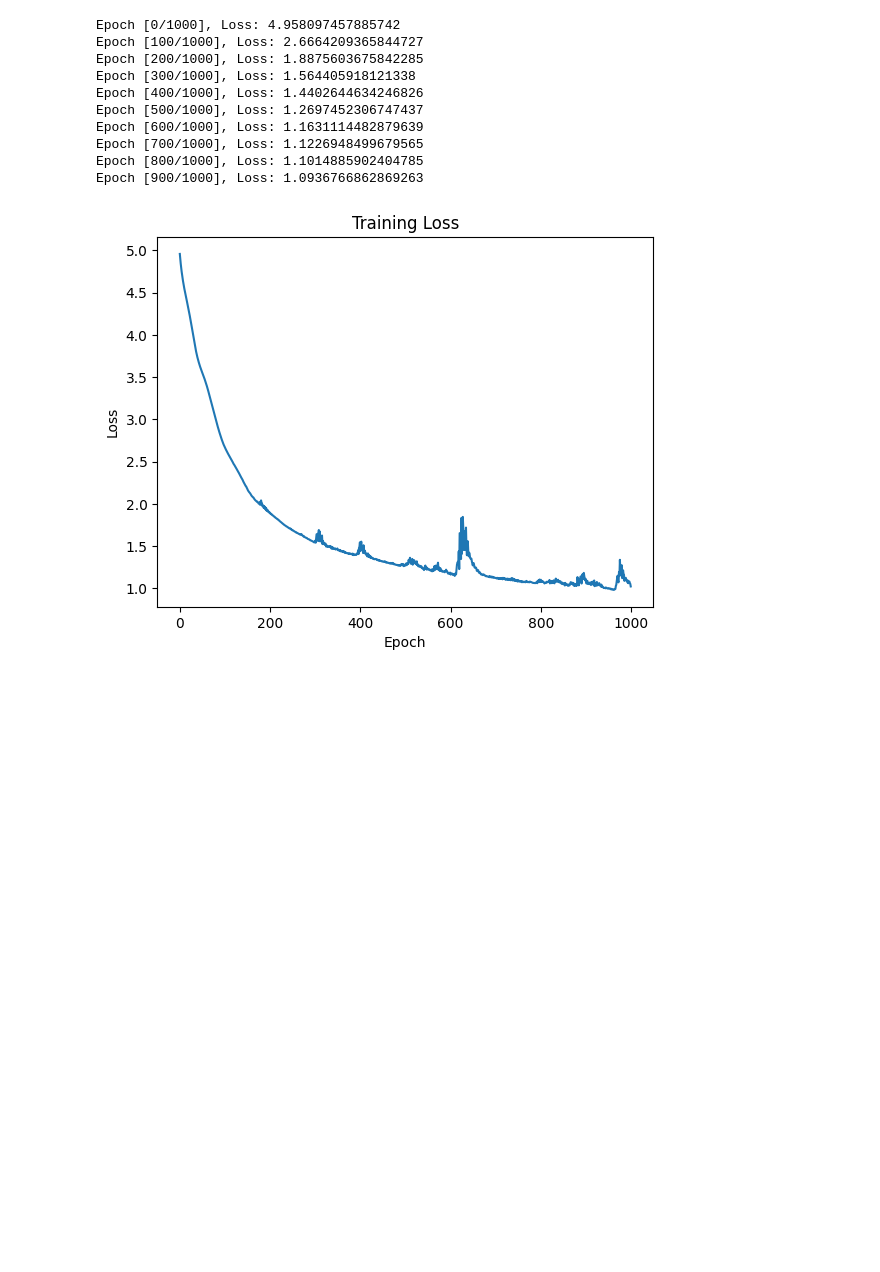
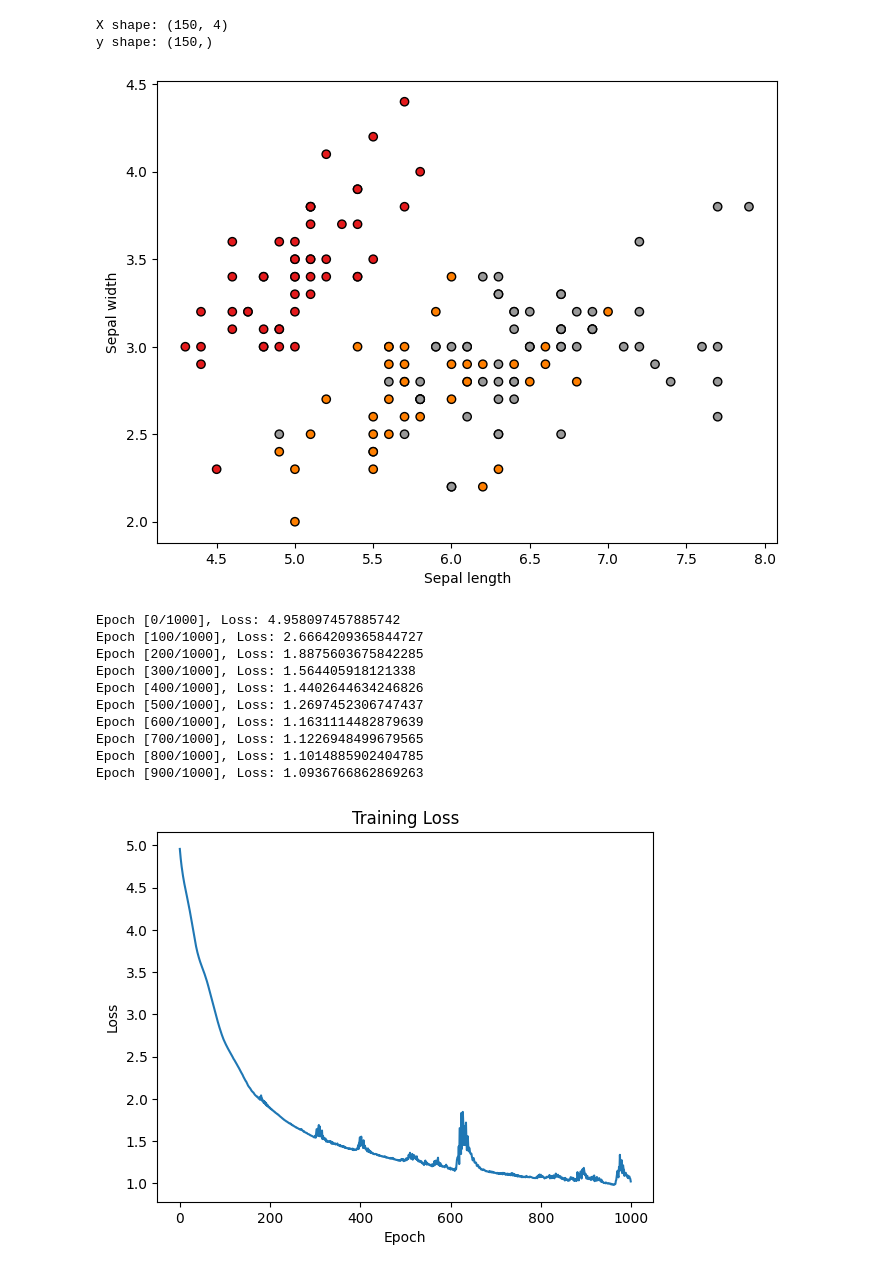
Before and after one commit to FenrisWulven/Normalising-Flow-DNN, a Jupyter notebook: CouplingFlow_iris.ipynb, the cells around one changed output. Drawn from its saved outputs; the diff is of its cells as text; code cells hidden in the pictures; blank space fills up the shorter version.

```diff
--- a/CouplingFlow_iris.ipynb
+++ b/CouplingFlow_iris.ipynb
@@ -18,12 +18,26 @@ from scipy.stats import gaussian_kde
 # %%
 # Load the Iris dataset
 iris = load_iris()
 X = iris.data  # Features
 y = iris.target  # Target labels
+print(f"X shape: {X.shape}")
+print(f"y shape: {y.shape}")
+
+#plot
+fig, ax = plt.subplots(1, 1, figsize=(8, 6))
+ax.scatter(X[:, 0], X[:, 1], c=y, cmap=plt.cm.Set1, edgecolor='k')
+ax.set_xlabel('Sepal length')
+ax.set_ylabel('Sepal width')
+plt.show()
+
 
 # Preprocess the data (standardize)
 scaler = StandardScaler()
 X = scaler.fit_transform(X)
 
 # Convert data to PyTorch tensor
 X_tensor = torch.FloatTensor(X)
+# %% [output]
+X shape: (150, 4)
+y shape: (150,)
+[figure, added]
```
Also changed, not shown: parts of 1 cell of this notebook, 31 other files.
